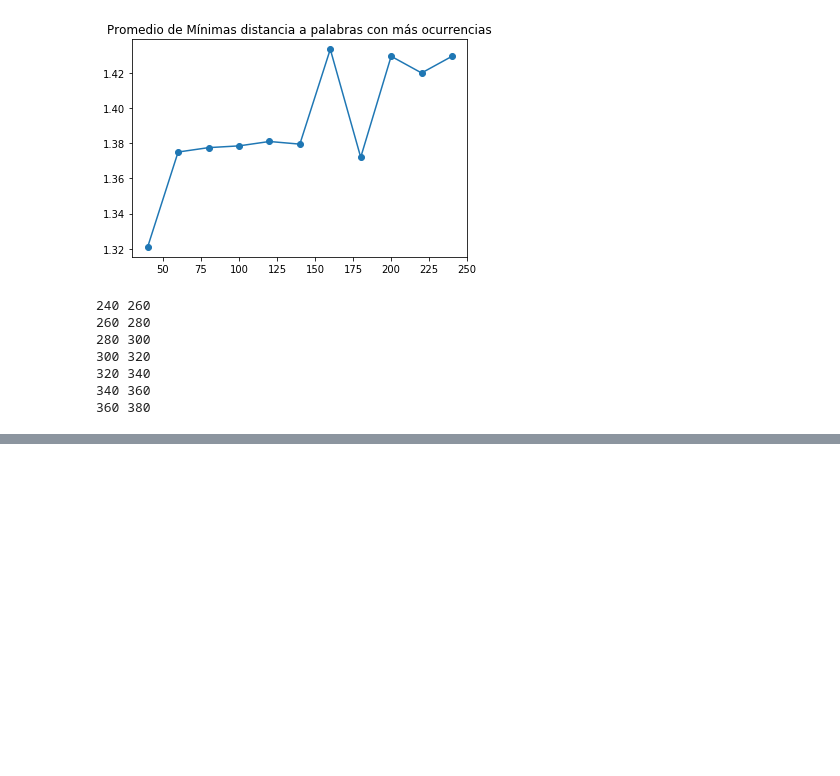
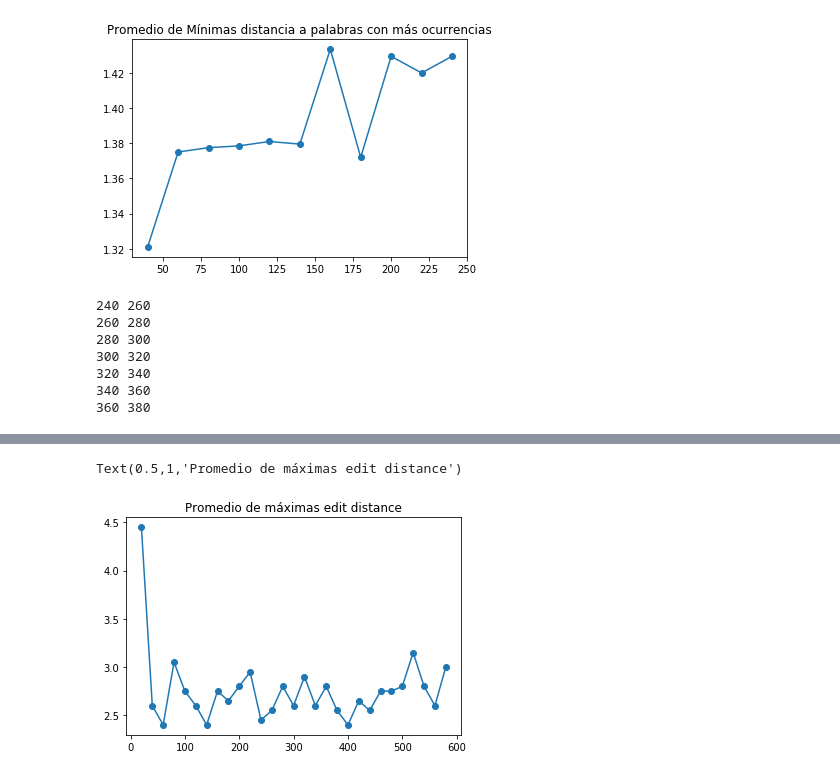
Before and after one commit to finiteautomata/contrastes, a Jupyter notebook: notebooks/constantes_de_filtrado.ipynb, the cells around one changed output, grey strips where cells are left out. Drawn from its saved outputs; the diff is of its cells as text; code cells hidden in the pictures; blank space fills up the shorter version.

```diff
--- a/notebooks/constantes_de_filtrado.ipynb
+++ b/notebooks/constantes_de_filtrado.ipynb
@@ -317,0 +327,17 @@ for i in range(13, 20):
+# %%
+%%time
+distances = dict()
+
+for i in range(1, 30):
+    lower = 20 * (i-1)
+    upper = 20 * i
+
+    print(lower, upper)
+
+    palabras = df[(lower <= df.cant_palabra) & (df.cant_palabra < upper)].index
+    palabras = [p for p in palabras if isinstance(p, str)]
+
+    samples = random.sample(palabras, 120)
+
+    with closing(multiprocessing.Pool(4, maxtasksperchild=1)) as pool:
+        distances[upper] = np.array(pool.map(dist, samples))
@@ -317,0 +362,11 @@ for i in range(13, 20):
+# %%
+def max_promedio(v):
+    return np.mean(sorted(v)[-20:])
+
+
+pd.Series({k:max_promedio(v) for k, v in distances.items()}).plot(marker="o")
+
+plt.title("Promedio de máximas edit distance")
+# %% [output]
+Text(0.5,1,'Promedio de máximas edit distance')
+[figure, added]
```
Also changed, not shown: parts of 13 cells of this notebook.
